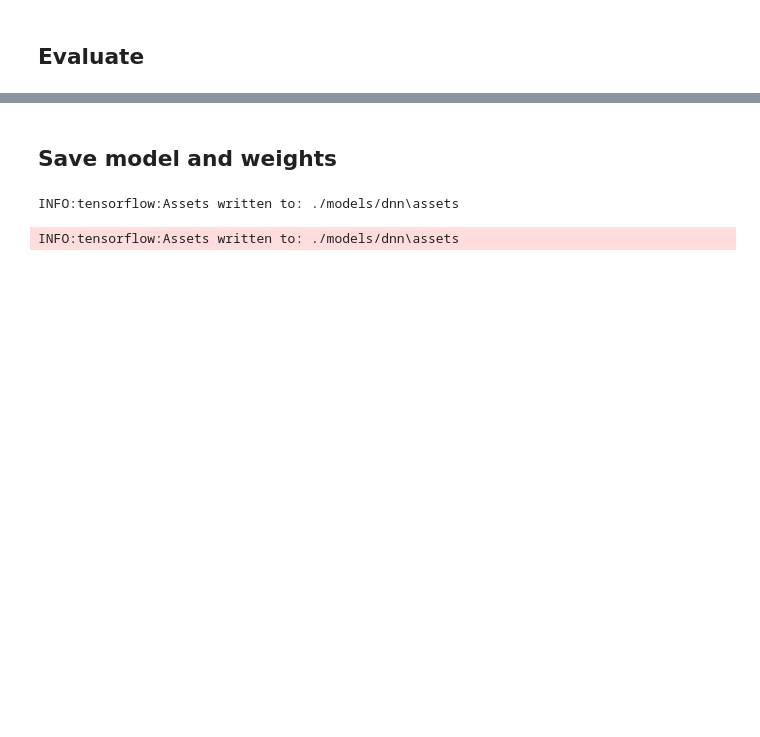
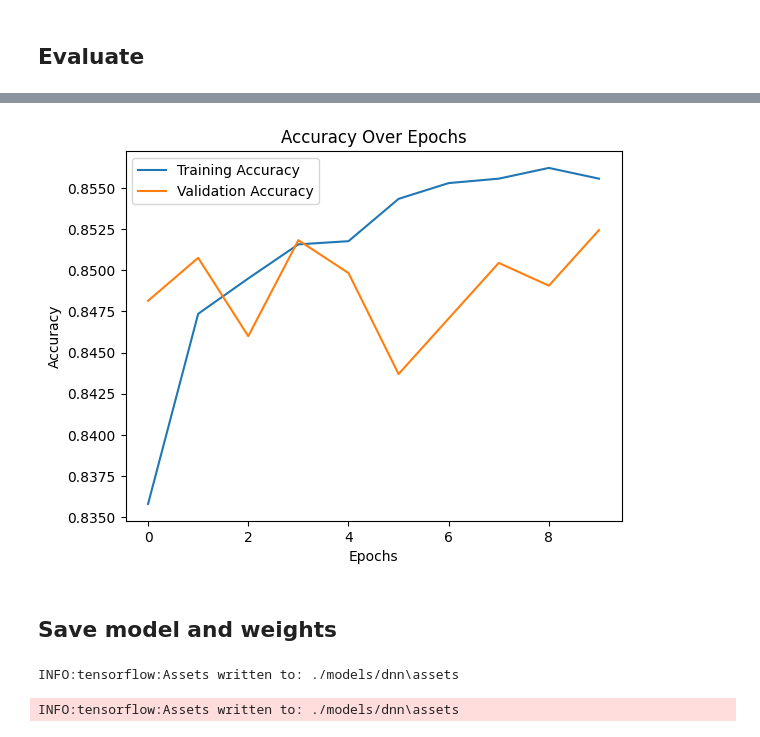
Before and after one commit to luanle13/predict-adult-income, a Jupyter notebook: Adult.ipynb, the cells around one changed output, grey strips where cells are left out. Cells and saved outputs as stored; diff of their text form; code cells hidden in the pictures; blank space fills up the shorter version.

```diff
--- a/Adult.ipynb
+++ b/Adult.ipynb
@@ -152,3 +167,13 @@ Accuracy: 0.84
+# %%
+plt.plot(history.history['accuracy'], label='Training Accuracy')
+plt.plot(history.history['val_accuracy'], label='Validation Accuracy')
+plt.title('Accuracy Over Epochs')
+plt.xlabel('Epochs')
+plt.ylabel('Accuracy')
+plt.legend()
+plt.show()
+# %% [output]
+[figure, added]
 # %% [markdown]
 ## Save model and weights
 # %%
```
Also changed, not shown: parts of 7 cells of this notebook, 6 other files.
